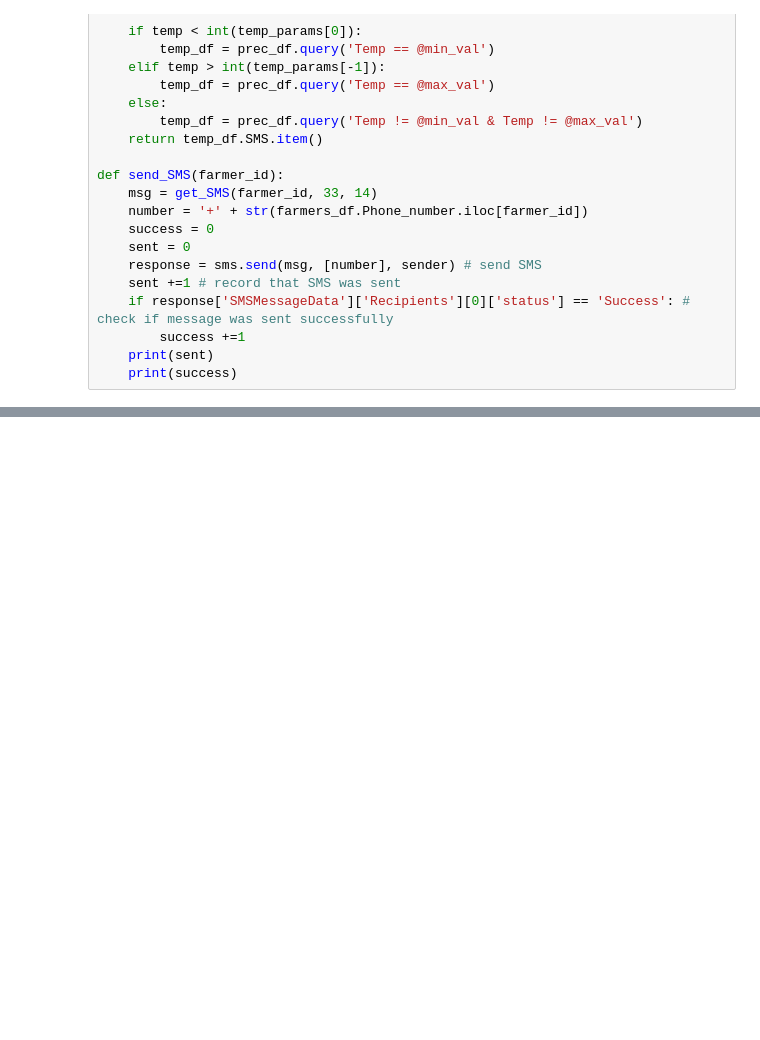
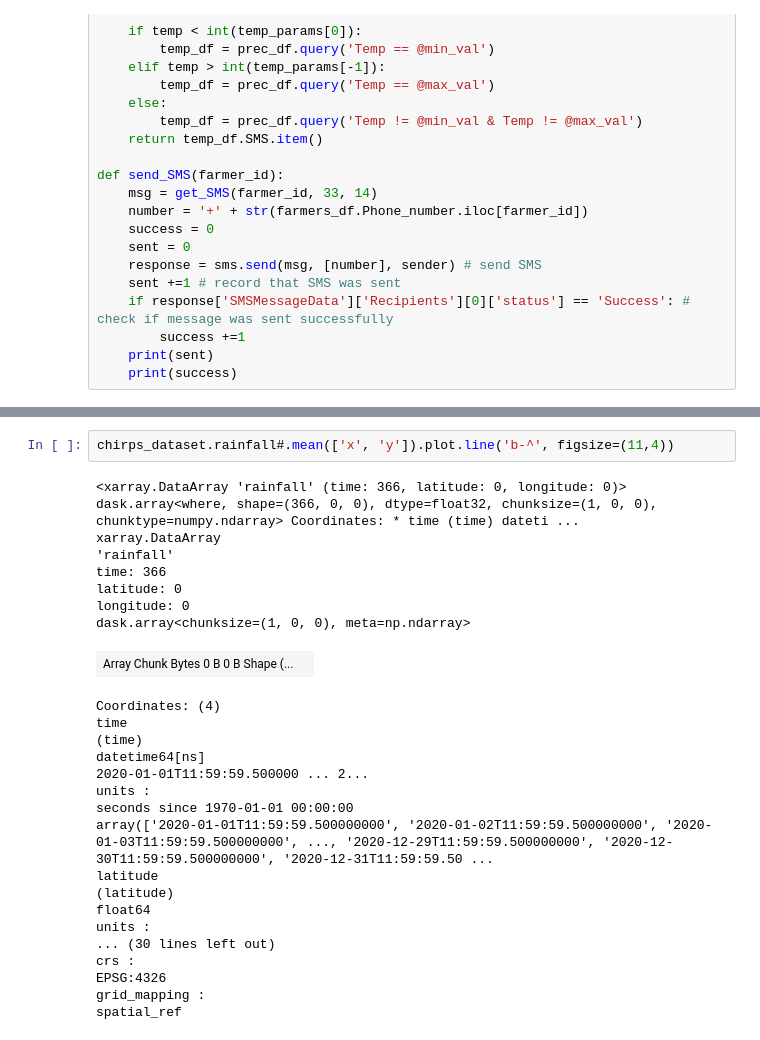
Before and after one commit to Kizito16/SMARTFARMER, a Jupyter notebook: Decison tree SMS.ipynb, the cells around one changed output, grey strips where cells are left out. Cells and saved outputs as stored; diff of their text form; blank space fills up the shorter version.

```diff
--- a/Decison tree SMS.ipynb
+++ b/Decison tree SMS.ipynb
@@ -96,0 +138,28 @@ get_SMS(1, 33, 22)
+# %%
+chirps_dataset.rainfall#.mean(['x', 'y']).plot.line('b-^', figsize=(11,4))
+# %% [output]
+<xarray.DataArray 'rainfall' (time: 366, latitude: 0, longitude: 0)> dask.array<where, shape=(366, 0, 0), dtype=float32, chunksize=(1, 0, 0), chunktype=numpy.ndarray> Coordinates: * time (time) dateti ...
+xarray.DataArray
+'rainfall'
+time: 366
+latitude: 0
+longitude: 0
+dask.array<chunksize=(1, 0, 0), meta=np.ndarray>
+| Array Chunk Bytes 0 B 0 B Shape (... |  |
+Coordinates: (4)
+time
+(time)
+datetime64[ns]
+2020-01-01T11:59:59.500000 ... 2...
+units :
+seconds since 1970-01-01 00:00:00
+array(['2020-01-01T11:59:59.500000000', '2020-01-02T11:59:59.500000000', '2020-01-03T11:59:59.500000000', ..., '2020-12-29T11:59:59.500000000', '2020-12-30T11:59:59.500000000', '2020-12-31T11:59:59.50 ...
+latitude
+(latitude)
+float64
+units :
+... (30 lines left out)
+crs :
+EPSG:4326
+grid_mapping :
+spatial_ref
```
Also changed, not shown: parts of 5 cells of this notebook, 6 other files.
